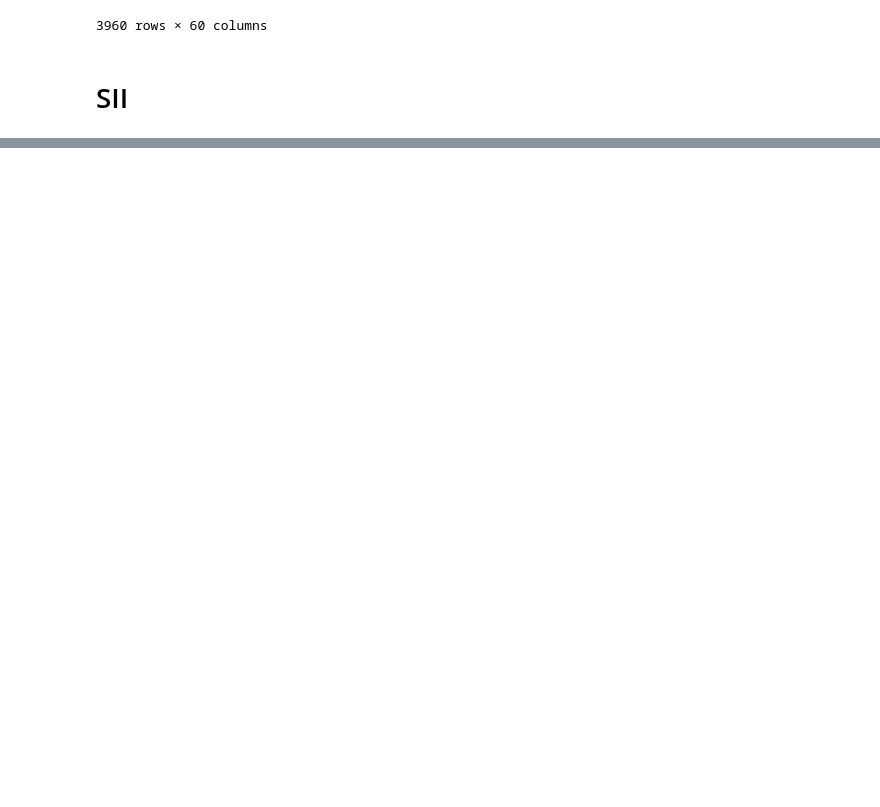
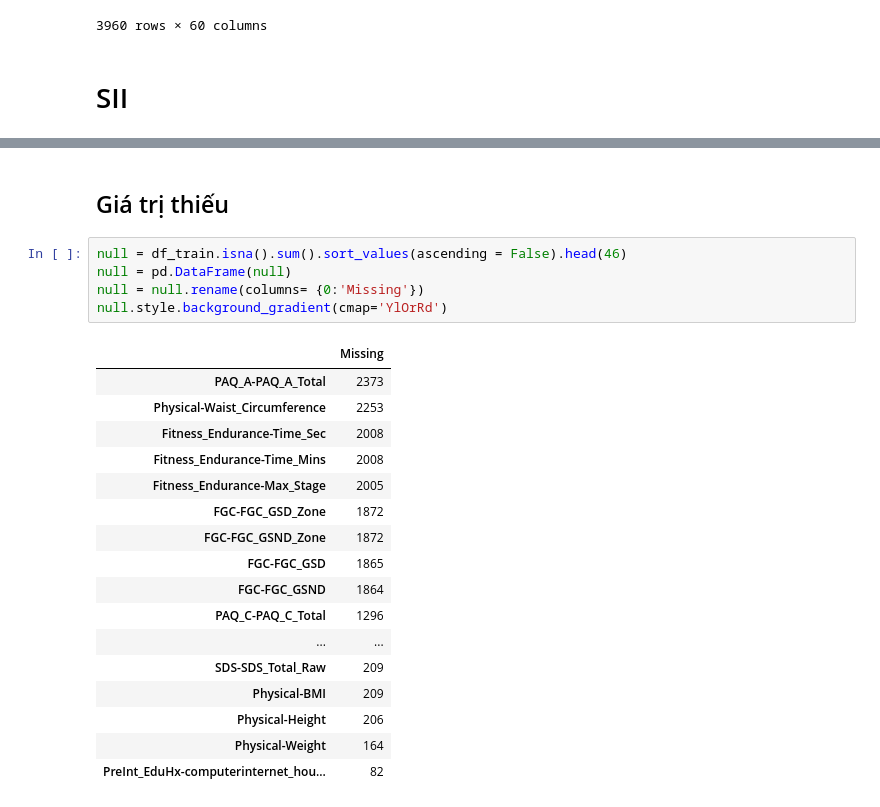
Before and after one commit to huytu0702/ML_Team-8, a Jupyter notebook: BTLML.ipynb, the cells around one changed output, grey strips where cells are left out. Drawn from its saved outputs; the diff is of its cells as text; blank space fills up the shorter version.

```diff
--- a/BTLML.ipynb
+++ b/BTLML.ipynb
@@ -314,0 +443,25 @@ train = df_train.dropna(subset='sii')
+# %% [markdown]
+## Giá trị thiếu
+# %%
+null = df_train.isna().sum().sort_values(ascending = False).head(46)
+null = pd.DataFrame(null)
+null = null.rename(columns= {0:'Missing'})
+null.style.background_gradient(cmap='YlOrRd')
+# %% [output]
+|  | Missing |
+| PAQ_A-PAQ_A_Total | 2373 |
+| Physical-Waist_Circumference | 2253 |
+| Fitness_Endurance-Time_Sec | 2008 |
+| Fitness_Endurance-Time_Mins | 2008 |
+| Fitness_Endurance-Max_Stage | 2005 |
+| FGC-FGC_GSD_Zone | 1872 |
+| FGC-FGC_GSND_Zone | 1872 |
+| FGC-FGC_GSD | 1865 |
+| FGC-FGC_GSND | 1864 |
+| PAQ_C-PAQ_C_Total | 1296 |
+| ... | ... |
+| SDS-SDS_Total_Raw | 209 |
+| Physical-BMI | 209 |
+| Physical-Height | 206 |
+| Physical-Weight | 164 |
+| PreInt_EduHx-computerinternet_hou... | 82 |
```
Also changed, not shown: parts of 20 cells of this notebook.
